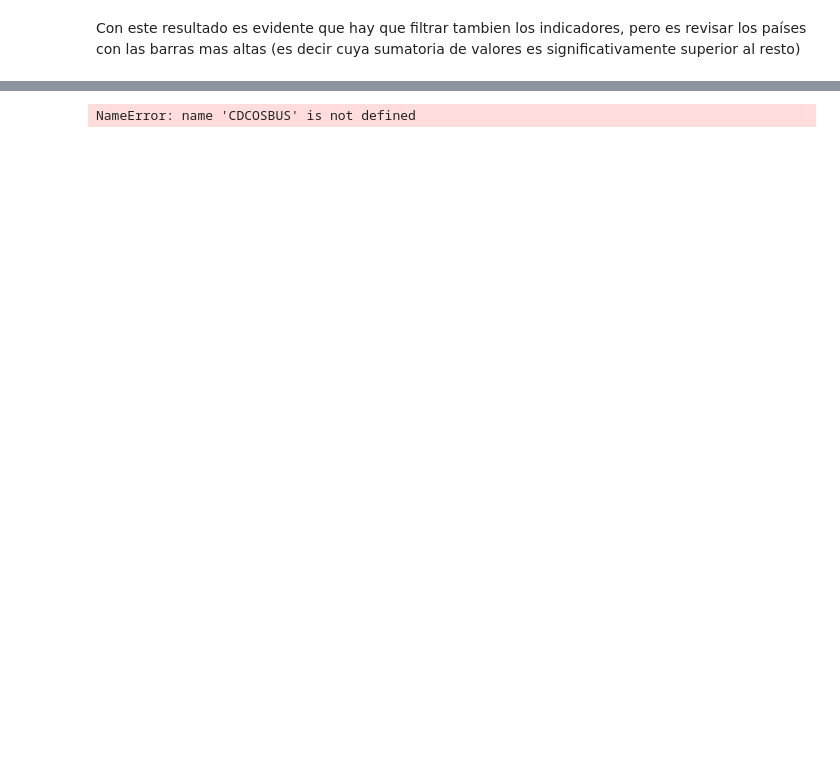
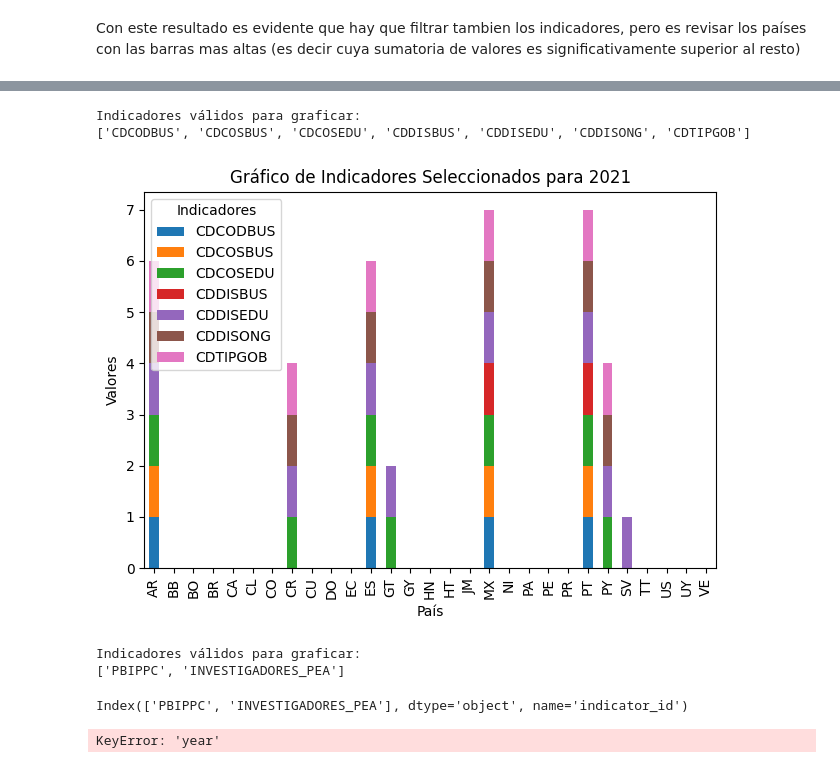
Before and after one commit to aledi2024/Repo, a Jupyter notebook: Primera_preentregaADF.ipynb, the cells around one changed output, grey strips where cells are left out. Cells and saved outputs as stored; diff of their text form; code cells hidden in the pictures; blank space fills up the shorter version.

```diff
--- a/Primera_preentregaADF.ipynb
+++ b/Primera_preentregaADF.ipynb
@@ -227,0 +256,5 @@ Con este resultado es evidente que hay que filtrar tambien los indicadores, pero
+# %%
+
+
+#Pivotear la tabla (tabla dinámica)
+df_pivot = df_2021.pivot_table(index='country_id', columns='indicator_id', values='value', aggfunc='sum', fill_value=0)
@@ -228,10 +272,32 @@ Con este resultado es evidente que hay que filtrar tambien los indicadores, pero
 # %%
-
-#Filtrar indicadores ya que hay demasiada cantidad de ellos
-
-IndicadoresA= [CDCOSBUS,CDCOSEDU]
-df.filtrado= df[IndicadoresA]
-# Mostrar el DataFrame filtrado
-print(df_filtrado)
+# Filtrar indicadores ya que hay demasiada cantidad de ellos
+indicadores_seleccionados = [
+    'CDCODBUS', 'CDCOSBUS', 'CDCOSEDU', 'CDCOSONG',
+    'CDCOSEC', 'CDDISBUS', 'CDDISEDU', 'CDDISONG',
+    'CDOCTORADO', 'CDTIPGOB', 'CGRADO'
+]
-# %% [output]
-NameError: name 'CDCOSBUS' is not defined
+# %%
+indicadores_seleccionados_filtrados = [indicador for indicador in indicadores_seleccionados if indicador in df_pivot.columns]
+# %%
+# 4. Imprimir indicadores válidos
+print("Indicadores válidos para graficar:")
+print(indicadores_seleccionados_filtrados)
+# %% [output]
+Indicadores válidos para graficar:
+['CDCODBUS', 'CDCOSBUS', 'CDCOSEDU', 'CDDISBUS', 'CDDISEDU', 'CDDISONG', 'CDTIPGOB']
+# %%
+if not indicadores_seleccionados_filtrados:
+    print("No se encontraron indicadores válidos para graficar.")
+else:
+    df_pivot_filtrado = df_pivot[indicadores_seleccionados_filtrados]
+
+    # Graficar
+    df_pivot_filtrado.plot(kind='bar', stacked=True)
+    plt.title('Gráfico de Indicadores Seleccionados para 2021')
+    plt.xlabel('País')
+    plt.ylabel('Valores')
+    plt.legend(title='Indicadores')
+    plt.tight_layout()  # Ajustar el layout
+    plt.show()
+# %% [output]
+[figure, added]
@@ -237,0 +308,20 @@ NameError: name 'CDCOSBUS' is not defined
+# %%
+indicadores_seleccionados_filtrados2 = [indicador for indicador in indicadores_seleccionados2 if indicador in df_pivot.columns]
+# 4. Imprimir indicadores válidos
+print("Indicadores válidos para graficar:")
+print(indicadores_seleccionados_filtrados2)
+# %% [output]
+Indicadores válidos para graficar:
+['PBIPPC', 'INVESTIGADORES_PEA']
+# %%
+# Filtrar la base con los indicadores seleccionados
+df_pivot_filtrado2 = df_pivot[indicadores_seleccionados_filtrados2]
+
+df_pivot_filtrado2.columns
+# %% [output]
+Index(['PBIPPC', 'INVESTIGADORES_PEA'], dtype='object', name='indicator_id')
+# %%
+# Agrupar los datos por país y año para obtener la suma de PBIPPC e INVESTIGADORES_PEA
+df_grouped = df_pivot_filtrado2.groupby(['country_id', 'year'])[['PBIPPC', 'INVESTIGADORES_PEA']].sum().reset_index()
+# %% [output]
+KeyError: 'year'
```
Also changed, not shown: parts of 6 cells of this notebook, 1 other file.
